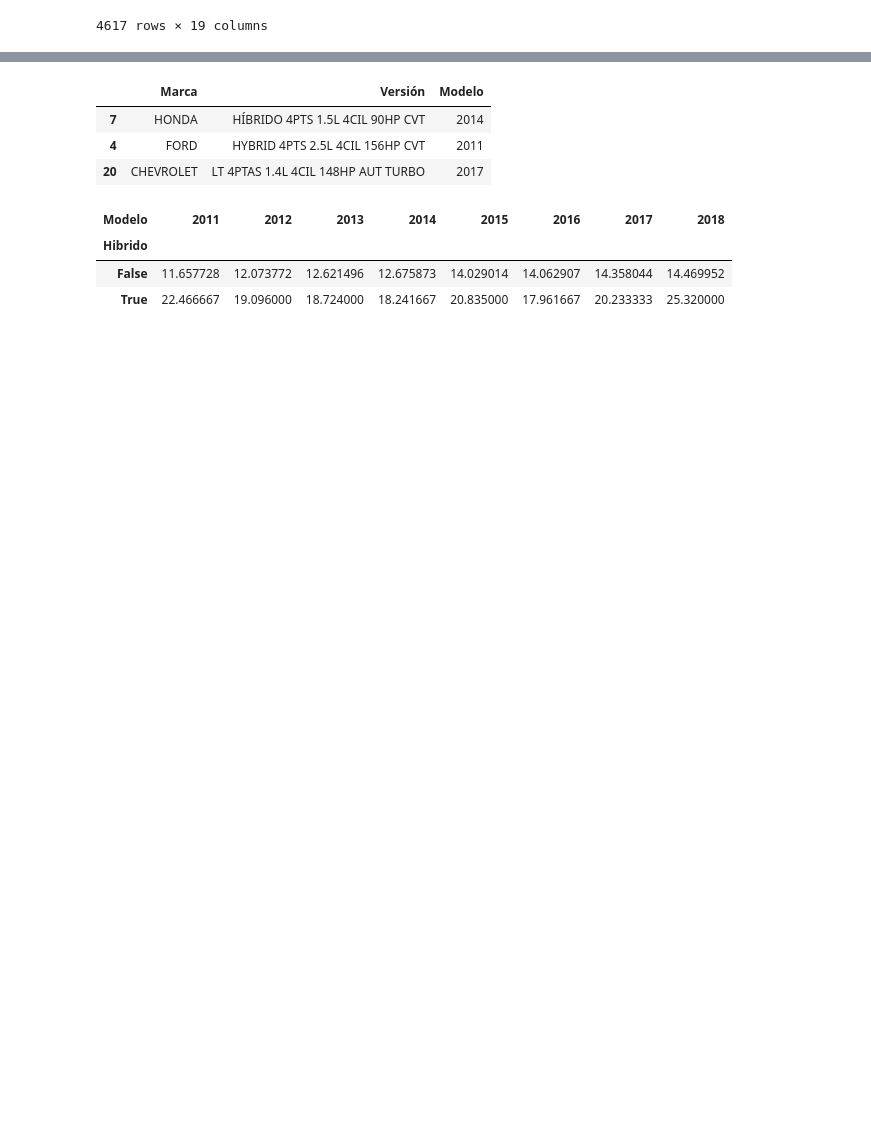
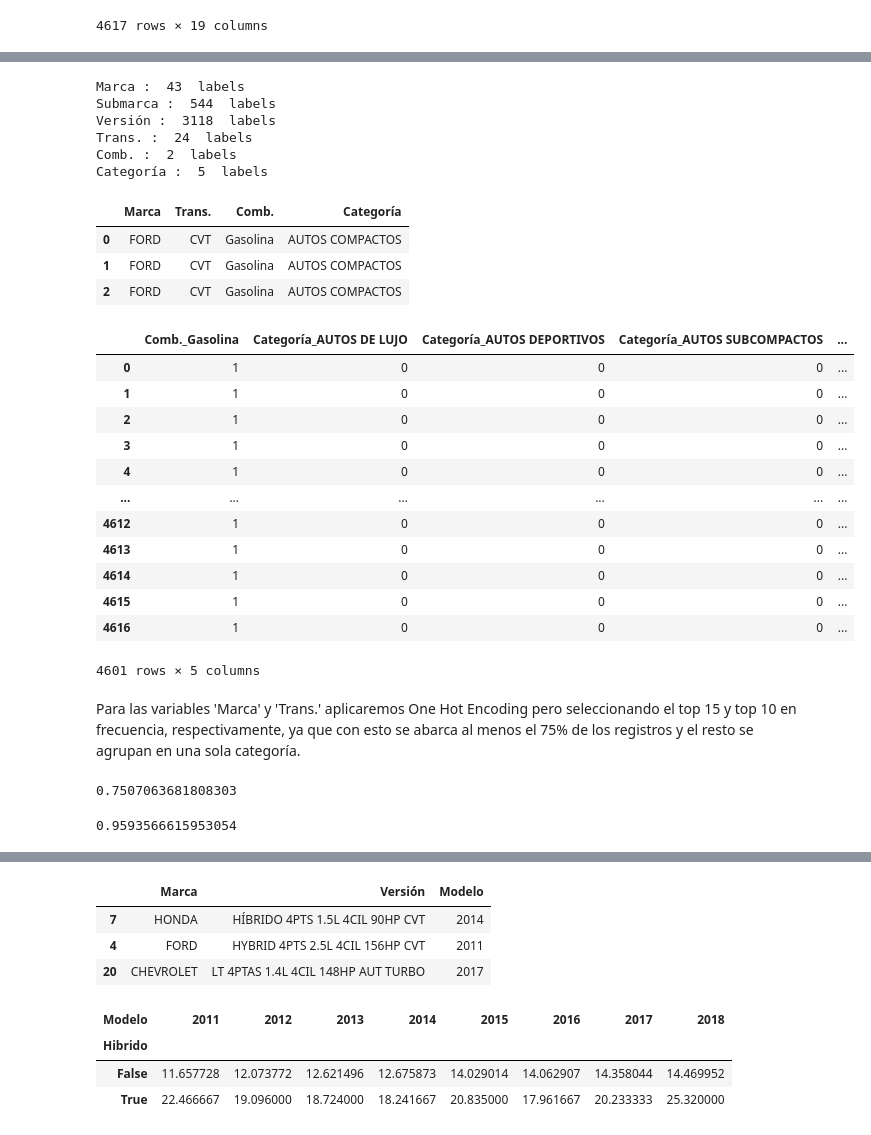
Before and after one commit to luisfelipe100/Aprendizaje_Automatico, a Jupyter notebook: Tareas/Tarea2.ipynb, the cells around one changed output, grey strips where cells are left out. Cells and saved outputs as stored; diff of their text form; code cells hidden in the pictures; blank space fills up the shorter version.

```diff
--- a/Tareas/Tarea2.ipynb
+++ b/Tareas/Tarea2.ipynb
@@ -90,0 +123,6 @@ df_1.head(3)
+# %%
+# Se encuentran 16 valores nulos en Transmisión ('Trans.')
+# Se procede a eliminar esos 16 registros.
+
+df_2 = df_1.dropna()
+df_2
@@ -90,0 +149,5 @@ df_1.head(3)
+# %%
+# Procedemos a remover esta variable 'Calificación Contam. Aire' de nuestro dataframe.
+
+df_3 = df_2.drop('Calificación Contam. Aire', axis=1)
+df_3.head(3)
@@ -90,0 +159,58 @@ df_1.head(3)
+# %%
+# Tratamiento de variables categoricas
+
+df_var_cat = df_3.select_dtypes(include='object')
+
+for col in df_var_cat.columns:
+    print(col, ': ', len(df_2[col].unique()), ' labels')
+# %% [output]
+Marca :  43  labels
+Submarca :  544  labels
+Versión :  3118  labels
+Trans. :  24  labels
+Comb. :  2  labels
+Categoría :  5  labels
+# %%
+# Dado que hay muchas categorías de Versión que no permite un análisis al casi tener cada vehículo su propia Versión, se procederá a remover este campo.
+
+# De igual forma como hay muchas categorías de Submarca y estas se encuentran agrupadas por Marca, se procederá a remover este campo.
+
+df_var_cat2 = df_var_cat.drop(['Submarca', 'Versión'], axis=1)
+df_var_cat2.head(3)
+# %% [output]
+|  | Marca | Trans. | Comb. | Categoría |
+| 0 | FORD | CVT | Gasolina | AUTOS COMPACTOS |
+| 1 | FORD | CVT | Gasolina | AUTOS COMPACTOS |
+| 2 | FORD | CVT | Gasolina | AUTOS COMPACTOS |
+# %%
+# Aplicamos One Hot Encoding a las variables 'Comb.' y 'Cateogría'.
+
+df_var_cat3_1 = df_var_cat2.drop(['Marca', 'Trans.'], axis=1)
+df_var_cat3_1 = pd.get_dummies(df_var_cat3_1, drop_first=True)
+df_var_cat3_1 = df_var_cat3_1.astype('int64')
+df_var_cat3_1
+# %% [output]
+|  | Comb._Gasolina | Categoría_AUTOS DE LUJO | Categoría_AUTOS DEPORTIVOS | Categoría_AUTOS SUBCOMPACTOS | ... |
+| 0 | 1 | 0 | 0 | 0 | ... |
+| 1 | 1 | 0 | 0 | 0 | ... |
+| 2 | 1 | 0 | 0 | 0 | ... |
+| 3 | 1 | 0 | 0 | 0 | ... |
+| 4 | 1 | 0 | 0 | 0 | ... |
+| ... | ... | ... | ... | ... | ... |
+| 4612 | 1 | 0 | 0 | 0 | ... |
+| 4613 | 1 | 0 | 0 | 0 | ... |
+| 4614 | 1 | 0 | 0 | 0 | ... |
+| 4615 | 1 | 0 | 0 | 0 | ... |
+| 4616 | 1 | 0 | 0 | 0 | ... |
+4601 rows × 5 columns
+# %% [markdown]
+Para las variables 'Marca' y 'Trans.' aplicaremos One Hot Encoding pero seleccionando el top 15 y top 10 en frecuencia, respectivamente,
+ya que con esto se abarca al menos el 75% de los registros y el resto se agrupan en una sola categoría.
+# %%
+df_var_cat2['Marca'].value_counts().sort_values(ascending=False).head(15).sum() / 4601
+# %% [output]
+0.7507063681808303
+# %%
+df_var_cat2['Trans.'].value_counts().sort_values(ascending=False).head(10).sum() / 4601
+# %% [output]
+0.9593566615953054
```
Also changed, not shown: parts of 12 cells of this notebook, 13 other files.
